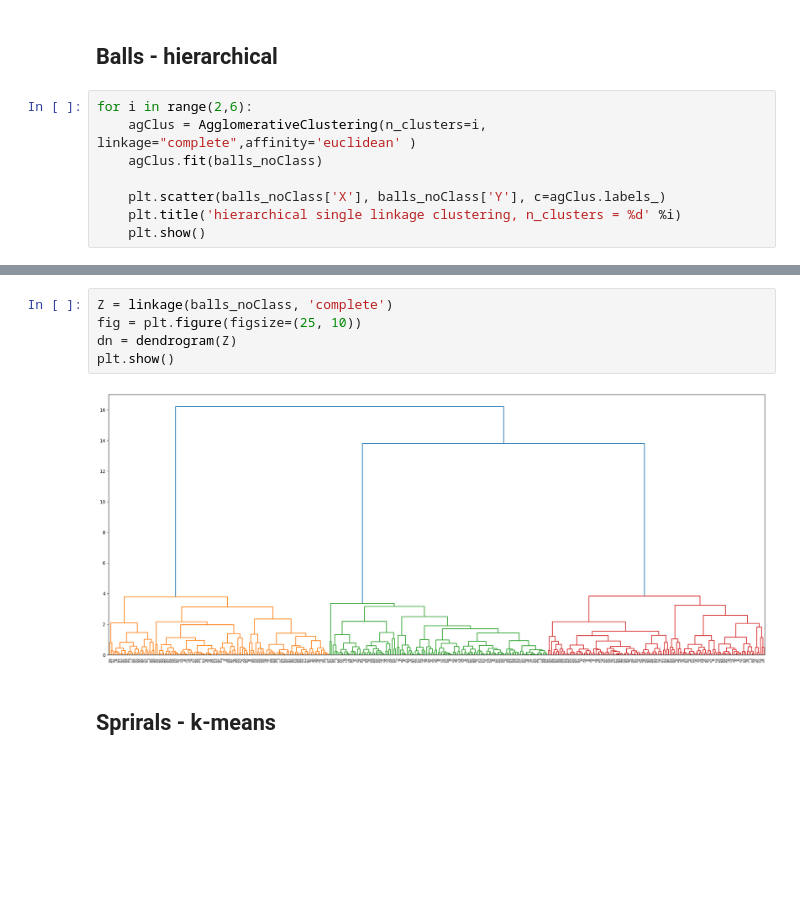
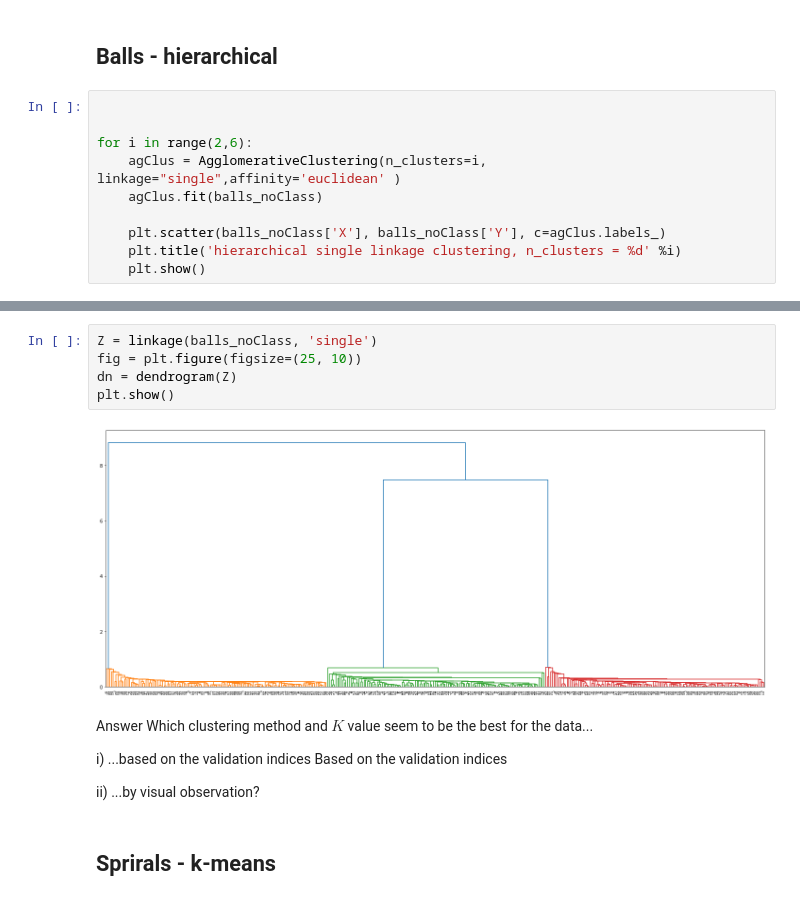
Before and after one commit to banditar/DataMining-2022-aalto, a Jupyter notebook: Assignment 2/Homework2.ipynb, the cells around one changed output, grey strips where cells are left out. Drawn from its saved outputs; the diff is of its cells as text; blank space fills up the shorter version.

```diff
--- a/Assignment 2/Homework2.ipynb
+++ b/Assignment 2/Homework2.ipynb
@@ -92,8 +109,10 @@ balls_metrics.set_index("cluster_n")
 # %% [markdown]
 ## Balls - hierarchical
 # %%
+
+
 for i in range(2,6):
-    agClus = AgglomerativeClustering(n_clusters=i, linkage="complete",affinity='euclidean' )
+    agClus = AgglomerativeClustering(n_clusters=i, linkage="single",affinity='euclidean' )
     agClus.fit(balls_noClass)
 
     plt.scatter(balls_noClass['X'], balls_noClass['Y'], c=agClus.labels_)
@@ -107,10 +126,18 @@ for i in range(2,6):
 # %%
-Z = linkage(balls_noClass, 'complete')
+Z = linkage(balls_noClass, 'single')
 fig = plt.figure(figsize=(25, 10))
 dn = dendrogram(Z)
 plt.show()
 # %% [output]
-[figure, old version]
+[figure, new version]
+# %% [markdown]
+Answer
+Which clustering method and $K$ value seem to be the best for the data...
+
+i) ...based on the validation indices
+Based on the validation indices
+
+ii) ...by visual observation?
 # %% [markdown]
 ## Sprirals - k-means
 # %% [markdown]
```
Also changed, not shown: parts of 5 cells of this notebook.
